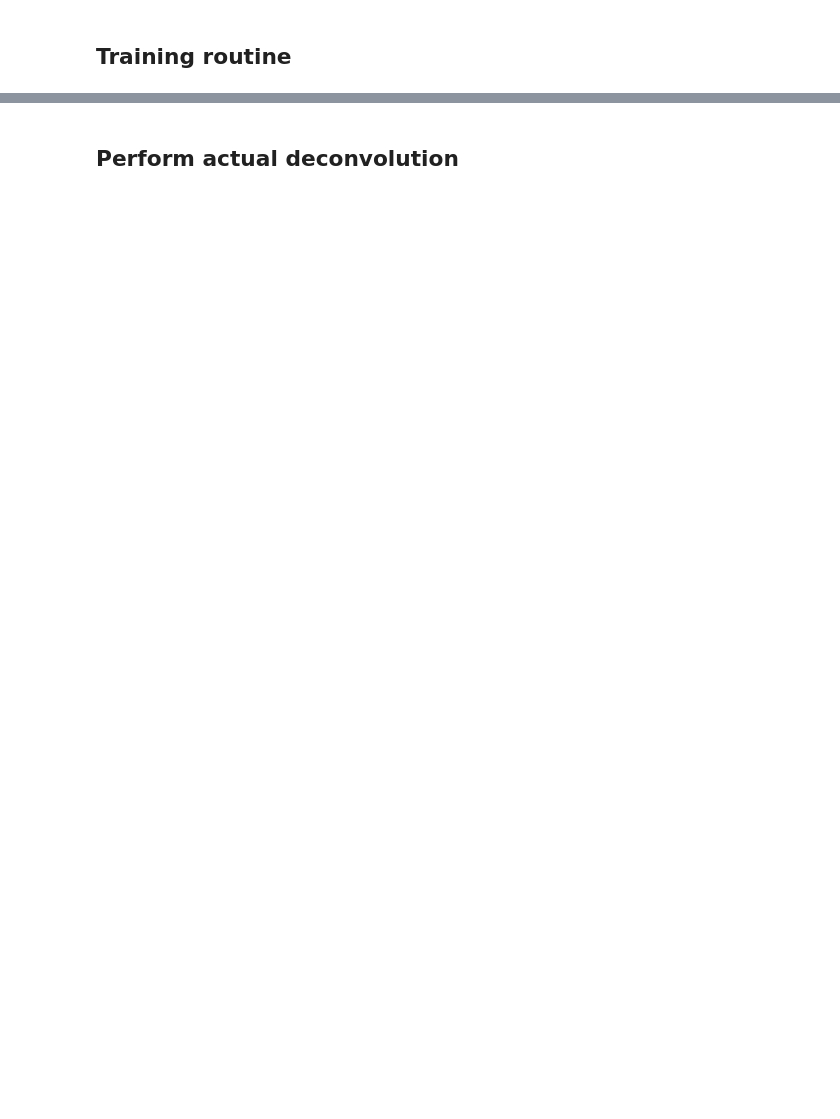
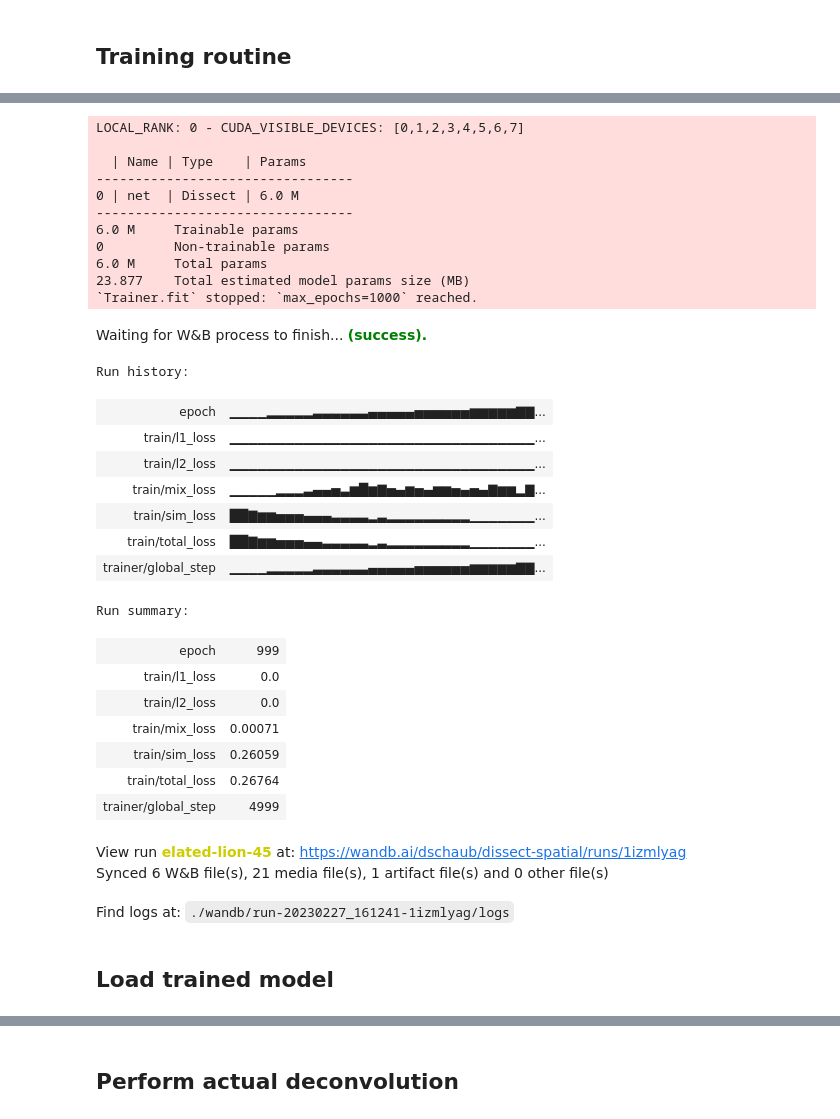
Before and after one commit to robinredX/DISSECT, a Jupyter notebook: test_pyg.ipynb, the cells around one changed output, grey strips where cells are left out. Cells and saved outputs as stored; diff of their text form; code cells hidden in the pictures; blank space fills up the shorter version.

```diff
--- a/test_pyg.ipynb
+++ b/test_pyg.ipynb
@@ -64,7 +113,18 @@ test_loader = DataLoader(test_data, batch_size=1, shuffle=False, pin_memory=True
 ## Training routine
 # %%
 # setup network and model
-net = CelltypeDeconvolver(
-    num_genes=X_real.shape[1], num_celltypes=y_sim.shape[1], latent_dim=64
+# net = DissectSpatial(
+#     num_genes=X_real.shape[1],
+#     num_celltypes=y_sim.shape[1],
+#     latent_dim=64,
+#     encoder_kwargs={"parallel_channels": 1},
+# )
+
+net = Dissect(
+    num_genes=X_real.shape[1],
+    num_celltypes=y_sim.shape[1],
 )
-model = DeconvolutionModel(net)
+
+model = DeconvolutionModel(
+    net, spatial_data=st_data, celltype_list=celltype_list, l1_lambda=0.0, l2_lambda=0.0
+)
@@ -71,23 +136,26 @@ model = DeconvolutionModel(net)
 # %%
 wandb.finish()
 wandb_mode = "online"
-wandb_mode = "disabled"
-wandb_logger = WandbLogger(project="dissect-spatial", log_model=False, mode=wandb_mode)
+# wandb_mode = "disabled"
+wandb_logger = WandbLogger(project="dissect-spatial", log_model=True, mode=wandb_mode)
 
 # training
 trainer = pl.Trainer(
     max_epochs=1000,
+    max_steps=-1,
     accelerator="gpu",
-    limit_train_batches=2,
+    limit_train_batches=5,
     log_every_n_steps=1,
+    check_val_every_n_epoch=50,
     devices=[7],
     precision=32,
     logger=wandb_logger,
-    enable_checkpointing=False,
-    fast_dev_run=True,
+    deterministic="warn",
+    enable_checkpointing=True,
+    # fast_dev_run=True,
+    # profiler="simple",
+    enable_progress_bar=False,
+    callbacks=[checkpoint_callback],
 )
-
-trainer.fit(model, train_loader)
-wandb.finish()
 # %% [output]
 Failed to detect the name of this notebook, you can set it manually with the WANDB_NOTEBOOK_NAME environment variable to enable code saving.
@@ -110,3 +172,40 @@ LOCAL_RANK: 0 - CUDA_VISIBLE_DEVICES: [0,1,2,3,4,5,6,7]
+# %%
+trainer.fit(model, train_loader, val_dataloaders=test_loader)
+wandb.finish()
+# %% [output]
+LOCAL_RANK: 0 - CUDA_VISIBLE_DEVICES: [0,1,2,3,4,5,6,7]
+
+  | Name | Type    | Params
+---------------------------------
+0 | net  | Dissect | 6.0 M
+---------------------------------
+6.0 M     Trainable params
+0         Non-trainable params
+6.0 M     Total params
+23.877    Total estimated model params size (MB)
+`Trainer.fit` stopped: `max_epochs=1000` reached.
+Waiting for W&B process to finish... (success).
+Run history:
+| epoch | ▁▁▁▁▂▂▂▂▂▃▃▃▃▃▃▄▄▄▄▄▅▅▅▅▅▅▆▆▆▆▆▇▇... |
+| train/l1_loss | ▁▁▁▁▁▁▁▁▁▁▁▁▁▁▁▁▁▁▁▁▁▁▁▁▁▁▁▁▁▁▁▁▁... |
+| train/l2_loss | ▁▁▁▁▁▁▁▁▁▁▁▁▁▁▁▁▁▁▁▁▁▁▁▁▁▁▁▁▁▁▁▁▁... |
+| train/mix_loss | ▁▁▁▁▁▂▂▂▃▄▄▅▃▆█▆▇▅▄▆▅▄▆▆▅▄▅▄▇▆▆▂▇... |
+| train/sim_loss | ██▇▆▆▅▅▅▄▄▄▃▃▃▃▂▃▂▂▂▂▂▂▂▂▂▁▁▁▁▁▁▁... |
+| train/total_loss | ██▇▆▆▅▅▅▄▄▃▃▃▃▃▂▃▂▂▂▂▂▂▂▂▂▁▁▁▁▁▁▁... |
+| trainer/global_step | ▁▁▁▁▂▂▂▂▂▃▃▃▃▃▃▄▄▄▄▄▅▅▅▅▅▅▆▆▆▆▆▇▇... |
+Run summary:
+| epoch | 999 |
+| train/l1_loss | 0.0 |
+| train/l2_loss | 0.0 |
+| train/mix_loss | 0.00071 |
+| train/sim_loss | 0.26059 |
+| train/total_loss | 0.26764 |
+| trainer/global_step | 4999 |
+View run elated-lion-45 at: https://wandb.ai/dschaub/dissect-spatial/runs/1izmlyag
+Synced 6 W&B file(s), 21 media file(s), 1 artifact file(s) and 0 other file(s)
+Find logs at: ./wandb/run-20230227_161241-1izmlyag/logs
+# %% [markdown]
+## Load trained model
 # %%
 summary = ModelSummary(model, max_depth=-1)
 print(summary)
```
Also changed, not shown: parts of 28 cells of this notebook, 3 other files.
